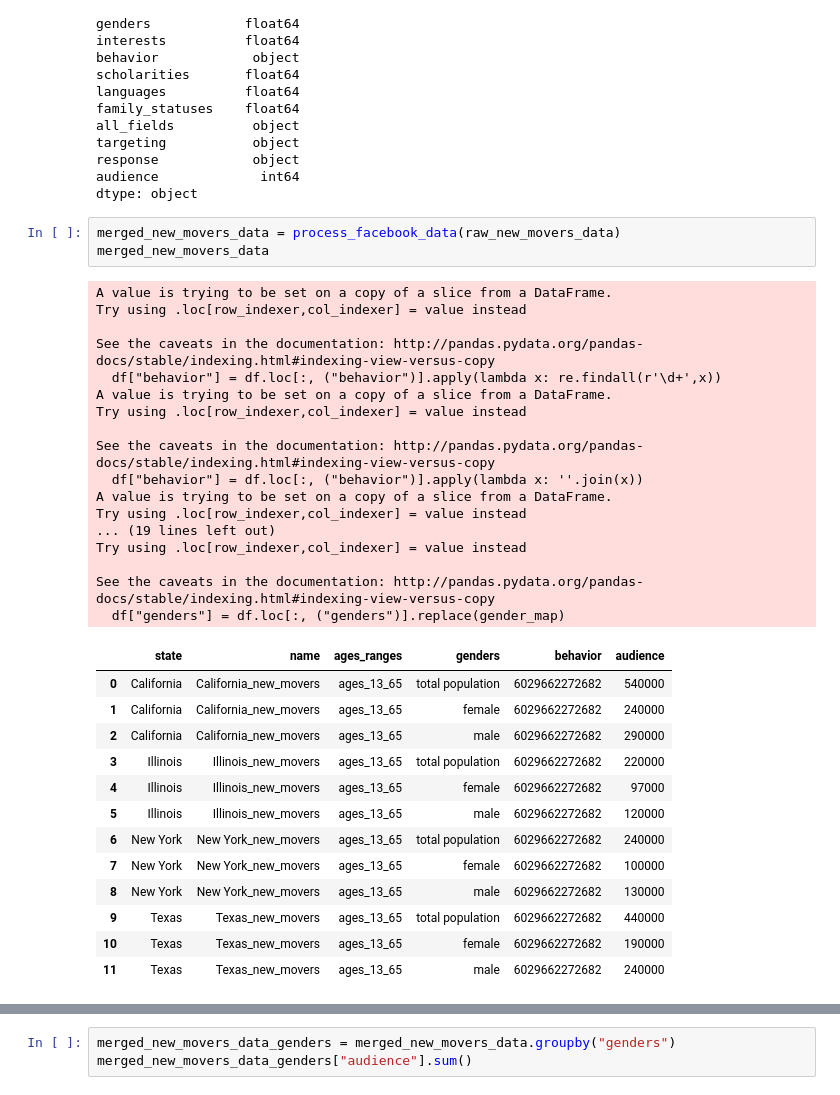
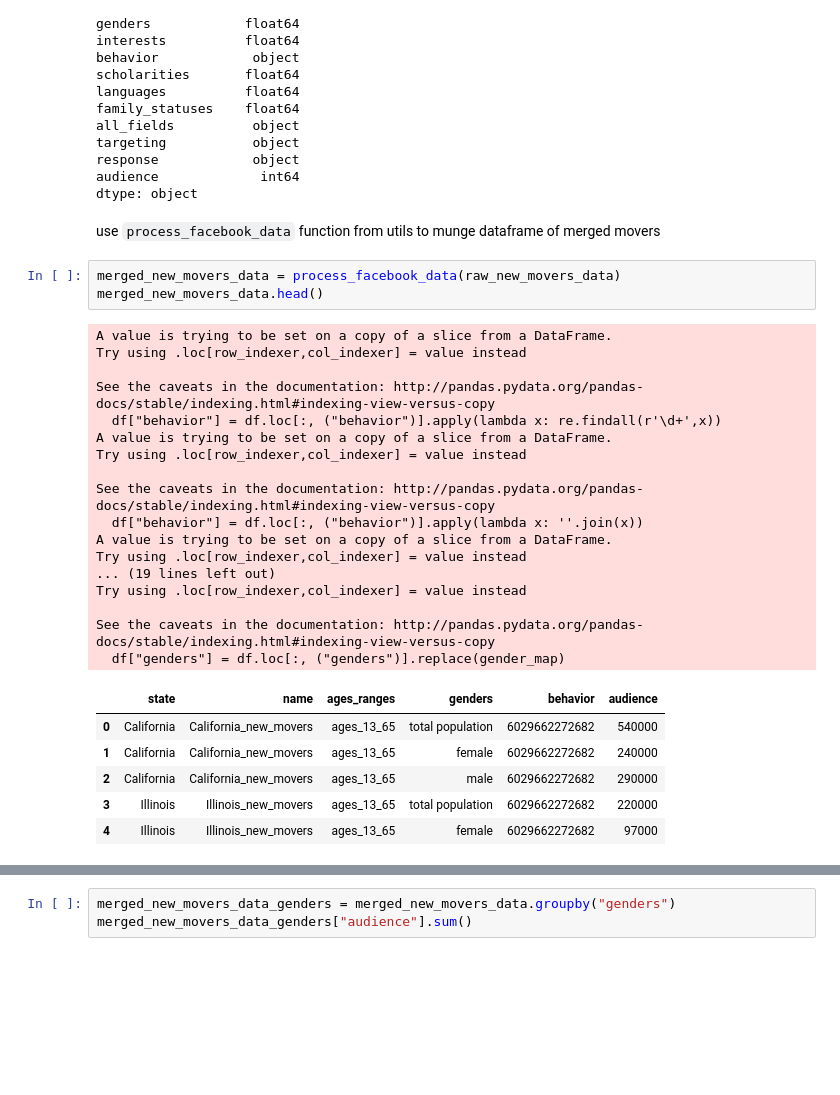
Before and after one commit to CSDE-UW/paa_2017_social_media, a Jupyter notebook: Estimate_Facebook_Audience/notebooks/facebook_demographic_research.ipynb, the cells around one changed output, grey strips where cells are left out. Saved outputs shown, nothing was run; the diff lists cells and outputs as text; blank space fills up the shorter version.

```diff
--- a/Estimate_Facebook_Audience/notebooks/facebook_demographic_research.ipynb
+++ b/Estimate_Facebook_Audience/notebooks/facebook_demographic_research.ipynb
@@ -505,37 +394,32 @@ targeting           object
 response            object
 audience             int64
 dtype: object
+# %% [markdown]
+use `process_facebook_data` function from utils to munge dataframe of merged movers
 # %%
 merged_new_movers_data = process_facebook_data(raw_new_movers_data)
-merged_new_movers_data
+merged_new_movers_data.head()
 # %% [output]
 A value is trying to be set on a copy of a slice from a DataFrame.
 Try using .loc[row_indexer,col_indexer] = value instead
 
 See the caveats in the documentation: http://pandas.pydata.org/pandas-docs/stable/indexing.html#indexing-view-versus-copy
   df["behavior"] = df.loc[:, ("behavior")].apply(lambda x: re.findall(r'\d+',x))
 A value is trying to be set on a copy of a slice from a DataFrame.
 Try using .loc[row_indexer,col_indexer] = value instead
 
 See the caveats in the documentation: http://pandas.pydata.org/pandas-docs/stable/indexing.html#indexing-view-versus-copy
   df["behavior"] = df.loc[:, ("behavior")].apply(lambda x: ''.join(x))
 A value is trying to be set on a copy of a slice from a DataFrame.
 Try using .loc[row_indexer,col_indexer] = value instead
 ... (19 lines left out)
 Try using .loc[row_indexer,col_indexer] = value instead
 
 See the caveats in the documentation: http://pandas.pydata.org/pandas-docs/stable/indexing.html#indexing-view-versus-copy
   df["genders"] = df.loc[:, ("genders")].replace(gender_map)
 |  | state | name | ages_ranges | genders | behavior | audience |
 | 0 | California | California_new_movers | ages_13_65 | total population | 6029662272682 | 540000 |
 | 1 | California | California_new_movers | ages_13_65 | female | 6029662272682 | 240000 |
 | 2 | California | California_new_movers | ages_13_65 | male | 6029662272682 | 290000 |
 | 3 | Illinois | Illinois_new_movers | ages_13_65 | total population | 6029662272682 | 220000 |
 | 4 | Illinois | Illinois_new_movers | ages_13_65 | female | 6029662272682 | 97000 |
-| 5 | Illinois | Illinois_new_movers | ages_13_65 | male | 6029662272682 | 120000 |
-| 6 | New York | New York_new_movers | ages_13_65 | total population | 6029662272682 | 240000 |
-| 7 | New York | New York_new_movers | ages_13_65 | female | 6029662272682 | 100000 |
-| 8 | New York | New York_new_movers | ages_13_65 | male | 6029662272682 | 130000 |
-| 9 | Texas | Texas_new_movers | ages_13_65 | total population | 6029662272682 | 440000 |
-| 10 | Texas | Texas_new_movers | ages_13_65 | female | 6029662272682 | 190000 |
-| 11 | Texas | Texas_new_movers | ages_13_65 | male | 6029662272682 | 240000 |
```
Also changed, not shown: parts of 38 cells of this notebook.
